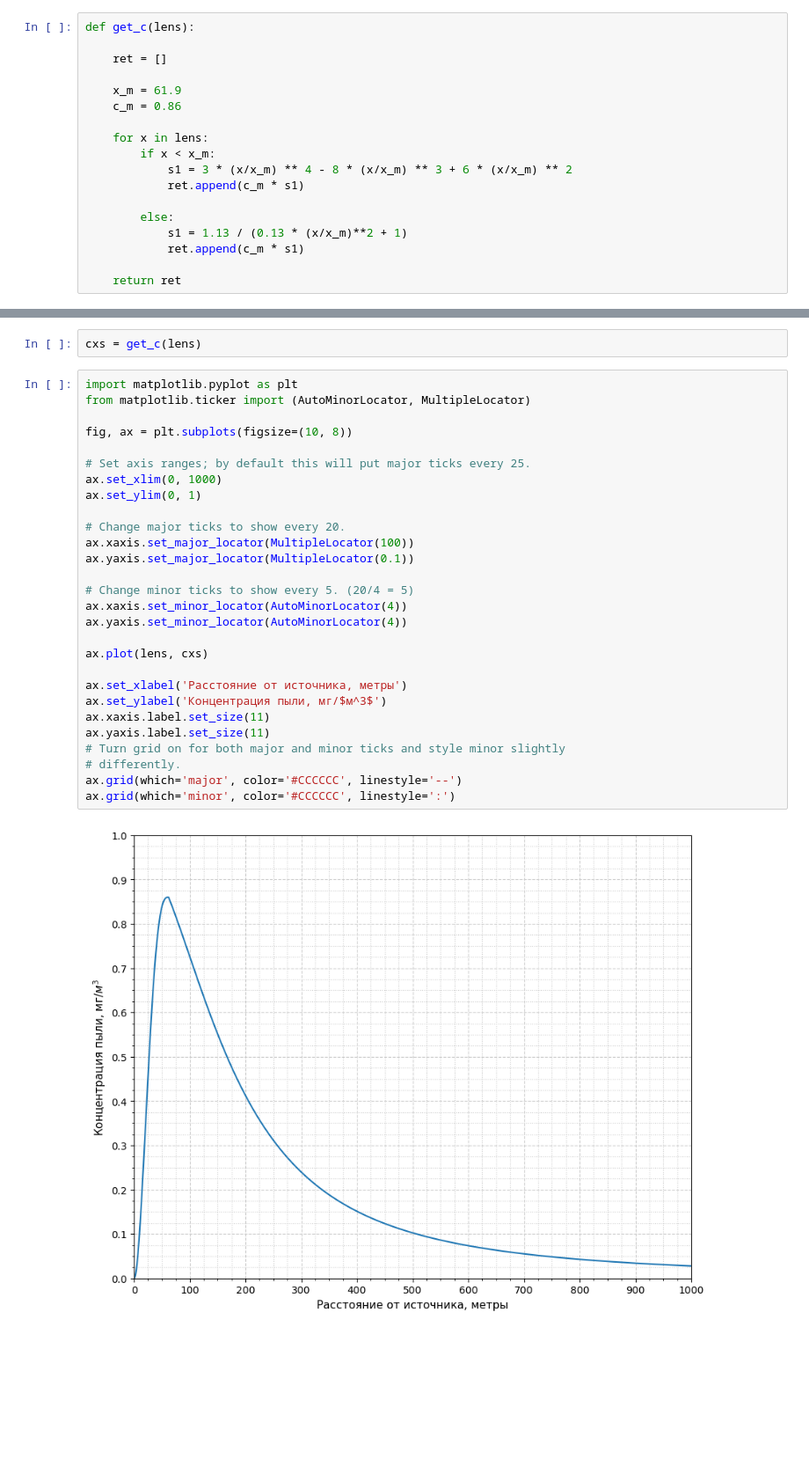
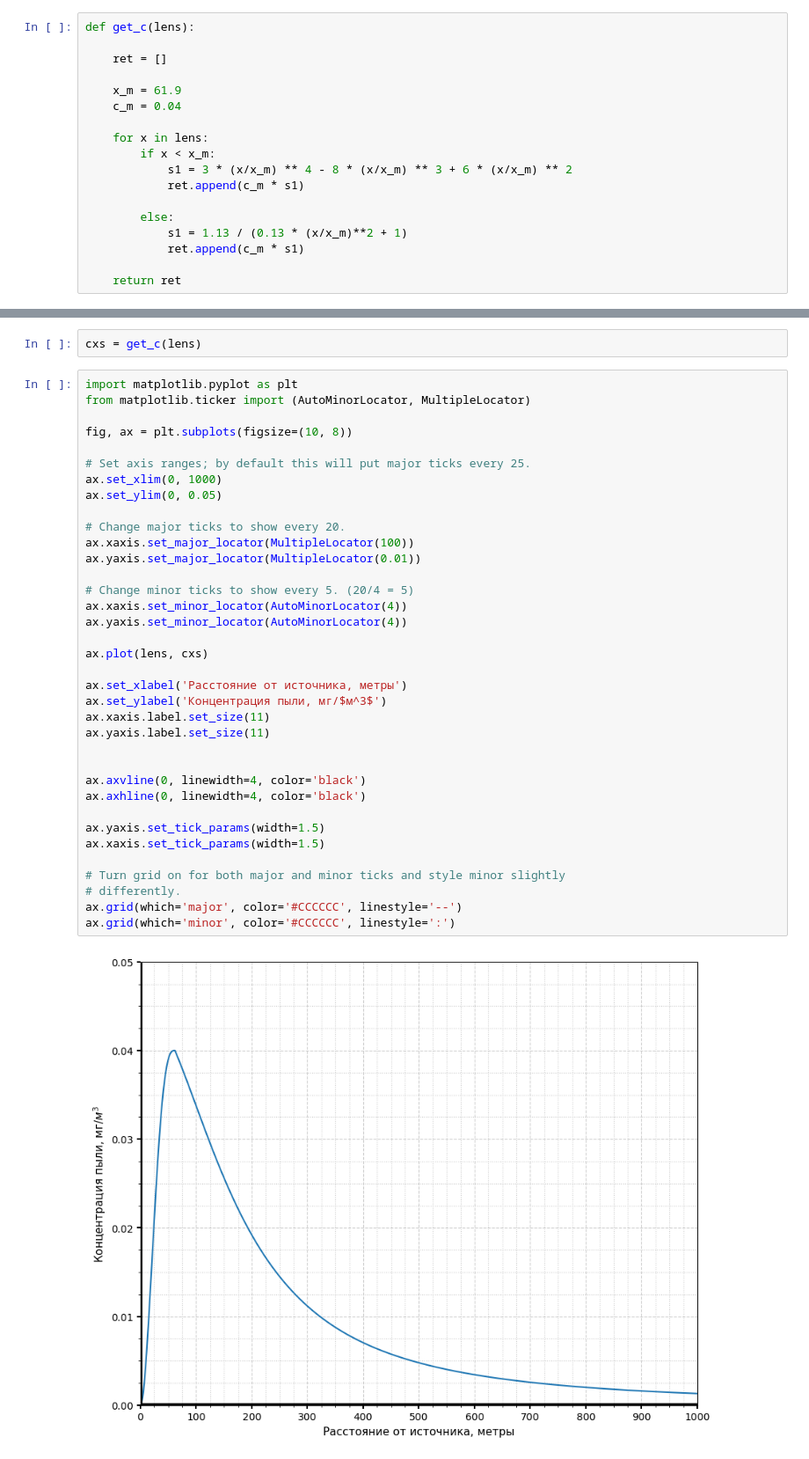
Before and after one commit to sugoma11/EvolutionaryModels, a Jupyter notebook: Концентрация от расстояний.ipynb, the cells around one changed output, grey strips where cells are left out. Shown at 88% size. Cells and saved outputs as stored; diff of their text form; blank space fills up the shorter version.

Commit message:
add plots

```diff
--- a/Концентрация от расстояний.ipynb
+++ b/Концентрация от расстояний.ipynb
@@ -24,7 +6,7 @@ def get_c(lens):
     ret = []
 
     x_m = 61.9
-    c_m = 0.86
+    c_m = 0.04
 
     for x in lens:
         if x < x_m:
@@ -45,30 +27,38 @@ cxs = get_c(lens)
 # %%
 import matplotlib.pyplot as plt
 from matplotlib.ticker import (AutoMinorLocator, MultipleLocator)
 
 fig, ax = plt.subplots(figsize=(10, 8))
 
 # Set axis ranges; by default this will put major ticks every 25.
 ax.set_xlim(0, 1000)
-ax.set_ylim(0, 1)
+ax.set_ylim(0, 0.05)
 
 # Change major ticks to show every 20.
 ax.xaxis.set_major_locator(MultipleLocator(100))
-ax.yaxis.set_major_locator(MultipleLocator(0.1))
+ax.yaxis.set_major_locator(MultipleLocator(0.01))
 
 # Change minor ticks to show every 5. (20/4 = 5)
 ax.xaxis.set_minor_locator(AutoMinorLocator(4))
 ax.yaxis.set_minor_locator(AutoMinorLocator(4))
 
 ax.plot(lens, cxs)
 
 ax.set_xlabel('Расстояние от источника, метры')
 ax.set_ylabel('Концентрация пыли, мг/$м^3$')
 ax.xaxis.label.set_size(11)
 ax.yaxis.label.set_size(11)
+
+
+ax.axvline(0, linewidth=4, color='black')
+ax.axhline(0, linewidth=4, color='black')
+
+ax.yaxis.set_tick_params(width=1.5)
+ax.xaxis.set_tick_params(width=1.5)
+
 # Turn grid on for both major and minor ticks and style minor slightly
 # differently.
 ax.grid(which='major', color='#CCCCCC', linestyle='--')
 ax.grid(which='minor', color='#CCCCCC', linestyle=':')
 # %% [output]
-[figure, old version]
+[figure, new version]
```
Also changed, not shown: parts of 5 cells of this notebook, 1 other file.
